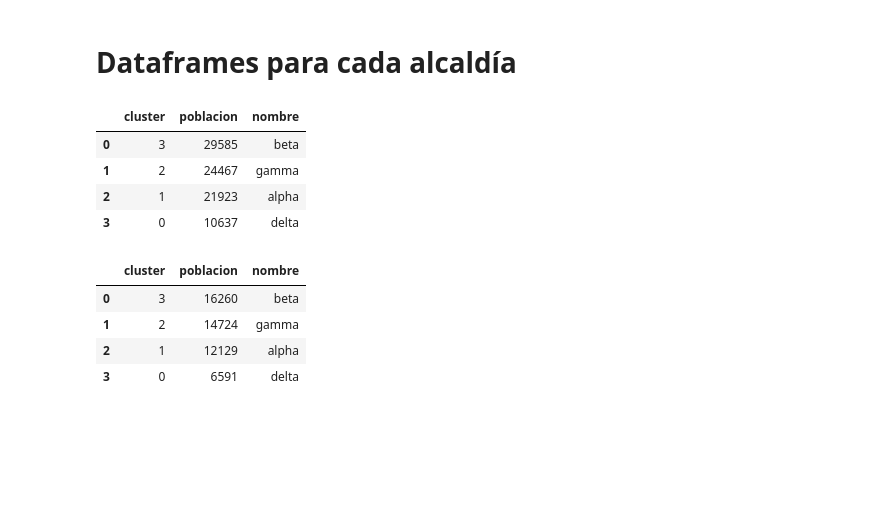
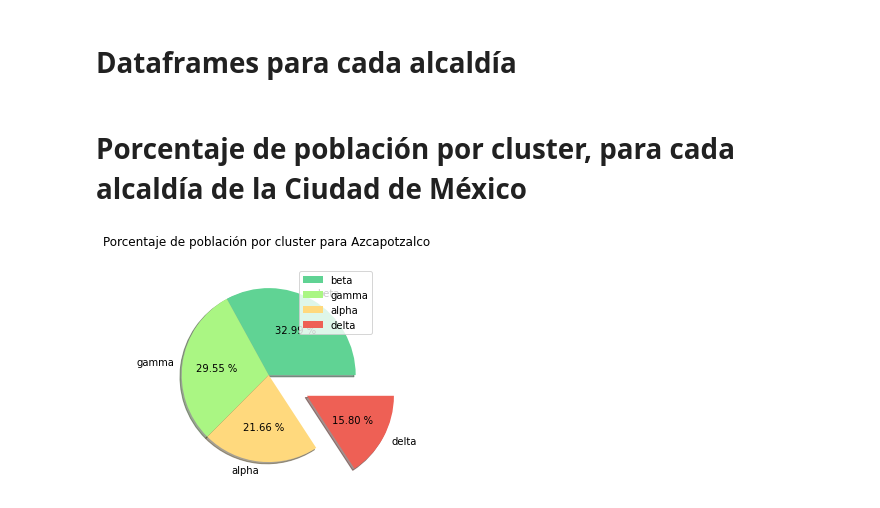
Before and after one commit to MauricioTellezNava/viropolitica_poblacionCDMX, a Jupyter notebook: maquetando_v2.ipynb, the cells around one changed output. Drawn from its saved outputs; the diff is of its cells as text; code cells hidden in the pictures; blank space fills up the shorter version.

```diff
--- a/maquetando_v2.ipynb
+++ b/maquetando_v2.ipynb
@@ -192,19 +192,27 @@ venustianoC["nombre"] = np.select(condiciones2, nombre2)
 xochimilco = pd.DataFrame(X[X["alc_xoch"]==1]["cluster"].value_counts()).reset_index()
 xochimilco = xochimilco.rename({"index":"cluster", "cluster":"poblacion"}, axis="columns")
 xochimilco["nombre"] = np.select(condiciones2, nombre2)
-# %%
-tlahuac
-# %% [output]
-|  | cluster | poblacion | nombre |
-| 0 | 3 | 29585 | beta |
-| 1 | 2 | 24467 | gamma |
-| 2 | 1 | 21923 | alpha |
-| 3 | 0 | 10637 | delta |
-# %%
-magdalenaC
-# %% [output]
-|  | cluster | poblacion | nombre |
-| 0 | 3 | 16260 | beta |
-| 1 | 2 | 14724 | gamma |
-| 2 | 1 | 12129 | alpha |
-| 3 | 0 | 6591 | delta |
+# %% [markdown]
+# Porcentaje de población por cluster, para cada alcaldía de la Ciudad de México
+# %%
+# Azcapotzalco
+
+
+conteo = azcapotzalco["poblacion"]
+etiquetas = azcapotzalco["nombre"].unique()
+colores = ["#60D394", "#AAF683", "#FFD97D", "#EE6055", "#FF9B85"]
+extraccion = 0,0,0,0.5
+
+fig, ax = plt.subplots()
+plt.pie(conteo,
+        labels= etiquetas,
+        autopct = ("%0.2f %%"),
+        colors = colores,
+        explode = extraccion,
+        shadow=True)
+
+ax.set_title("Porcentaje de población por cluster para Azcapotzalco \n")
+ax.legend()
+plt.show()
+# %% [output]
+[figure, added]
```
Also changed, not shown: parts of 15 cells of this notebook.
